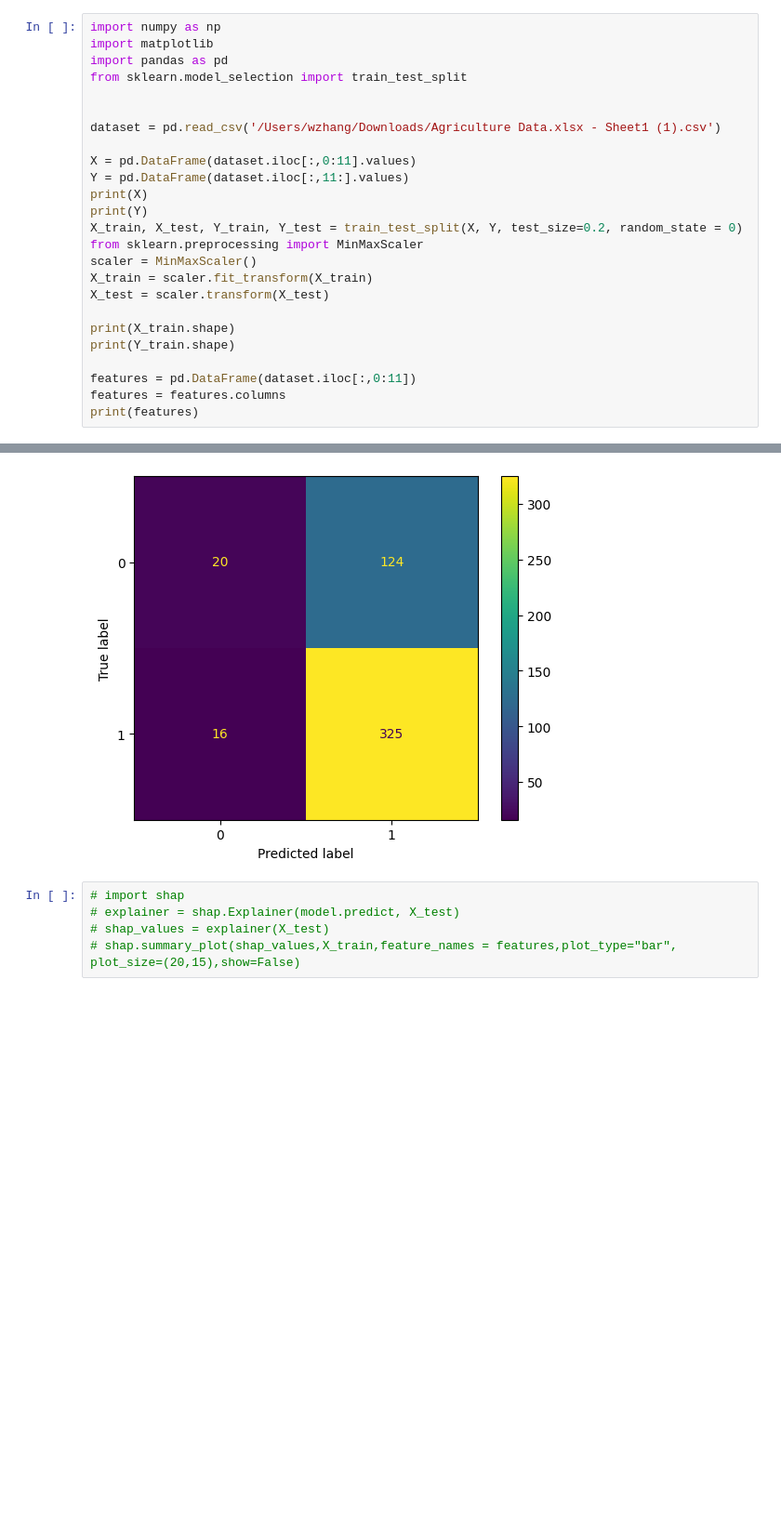
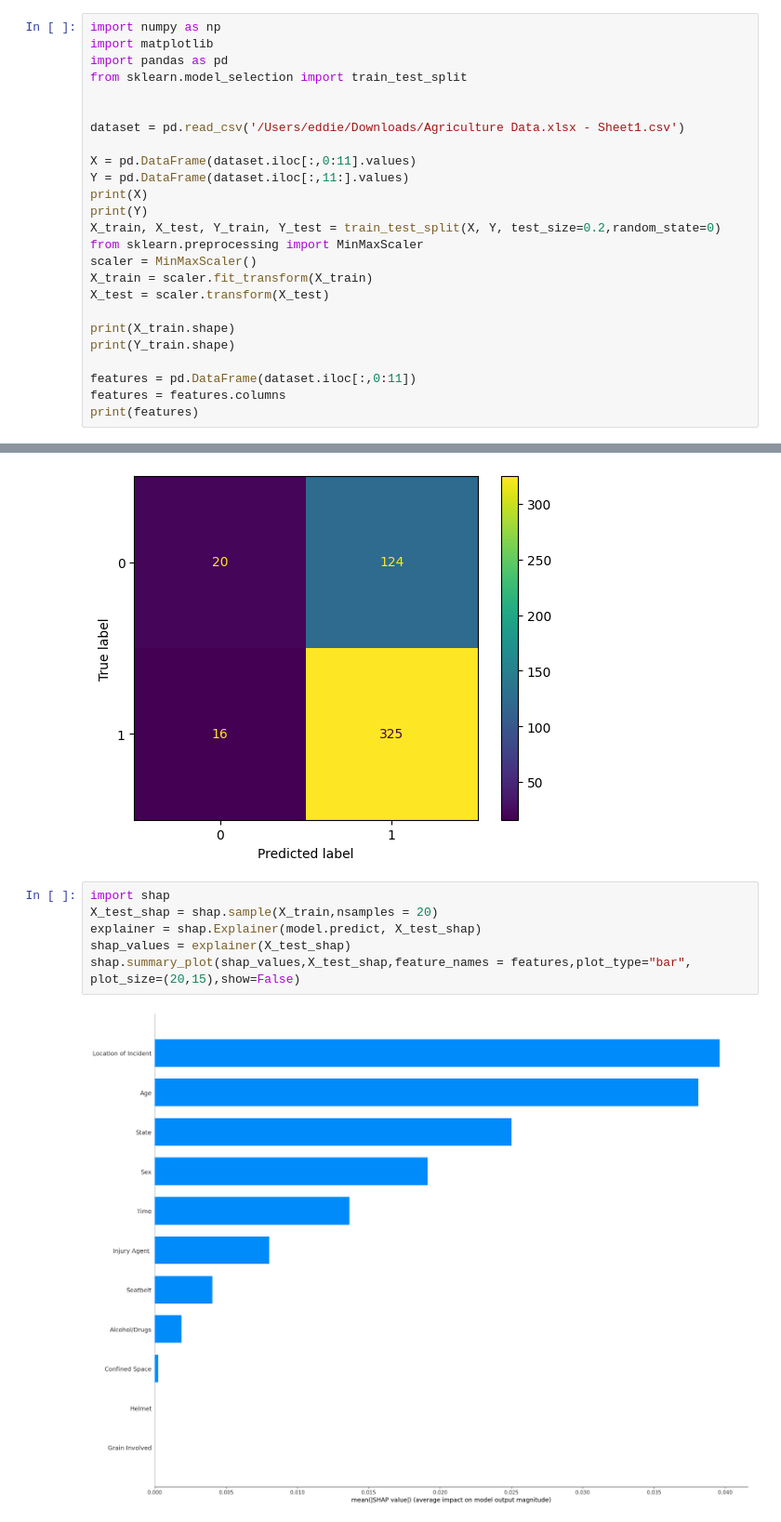
Before and after one commit to EddieZ18326/SSTP-Injury-Projects, a Jupyter notebook: Agriculture/Linear/KNN.ipynb, the cells around one changed output, grey strips where cells are left out. Shown at 93% size. Drawn from its saved outputs; the diff is of its cells as text; blank space fills up the shorter version.

Commit message:
added shap and ensemble methods

```diff
--- a/Agriculture/Linear/KNN.ipynb
+++ b/Agriculture/Linear/KNN.ipynb
@@ -5,13 +5,13 @@ import pandas as pd
 from sklearn.model_selection import train_test_split
 
 
-dataset = pd.read_csv('/Users/wzhang/Downloads/Agriculture Data.xlsx - Sheet1 (1).csv')
+dataset = pd.read_csv('/Users/eddie/Downloads/Agriculture Data.xlsx - Sheet1.csv')
 
 X = pd.DataFrame(dataset.iloc[:,0:11].values)
 Y = pd.DataFrame(dataset.iloc[:,11:].values)
 print(X)
 print(Y)
-X_train, X_test, Y_train, Y_test = train_test_split(X, Y, test_size=0.2, random_state = 0)
+X_train, X_test, Y_train, Y_test = train_test_split(X, Y, test_size=0.2,random_state=0)
 from sklearn.preprocessing import MinMaxScaler
 scaler = MinMaxScaler()
 X_train = scaler.fit_transform(X_train)
@@ -145,7 +148,10 @@ cm_display.plot()
 <sklearn.metrics._plot.confusion_matrix.ConfusionMatrixDisplay at 0x...>
 [figure]
 # %%
-# import shap
-# explainer = shap.Explainer(model.predict, X_test)
-# shap_values = explainer(X_test)
-# shap.summary_plot(shap_values,X_train,feature_names = features,plot_type="bar", plot_size=(20,15),show=False)
+import shap
+X_test_shap = shap.sample(X_train,nsamples = 20)
+explainer = shap.Explainer(model.predict, X_test_shap)
+shap_values = explainer(X_test_shap)
+shap.summary_plot(shap_values,X_test_shap,feature_names = features,plot_type="bar", plot_size=(20,15),show=False)
+# %% [output]
+[figure, added]
```
Also changed, not shown: parts of 2 cells of this notebook, 24 other files.
